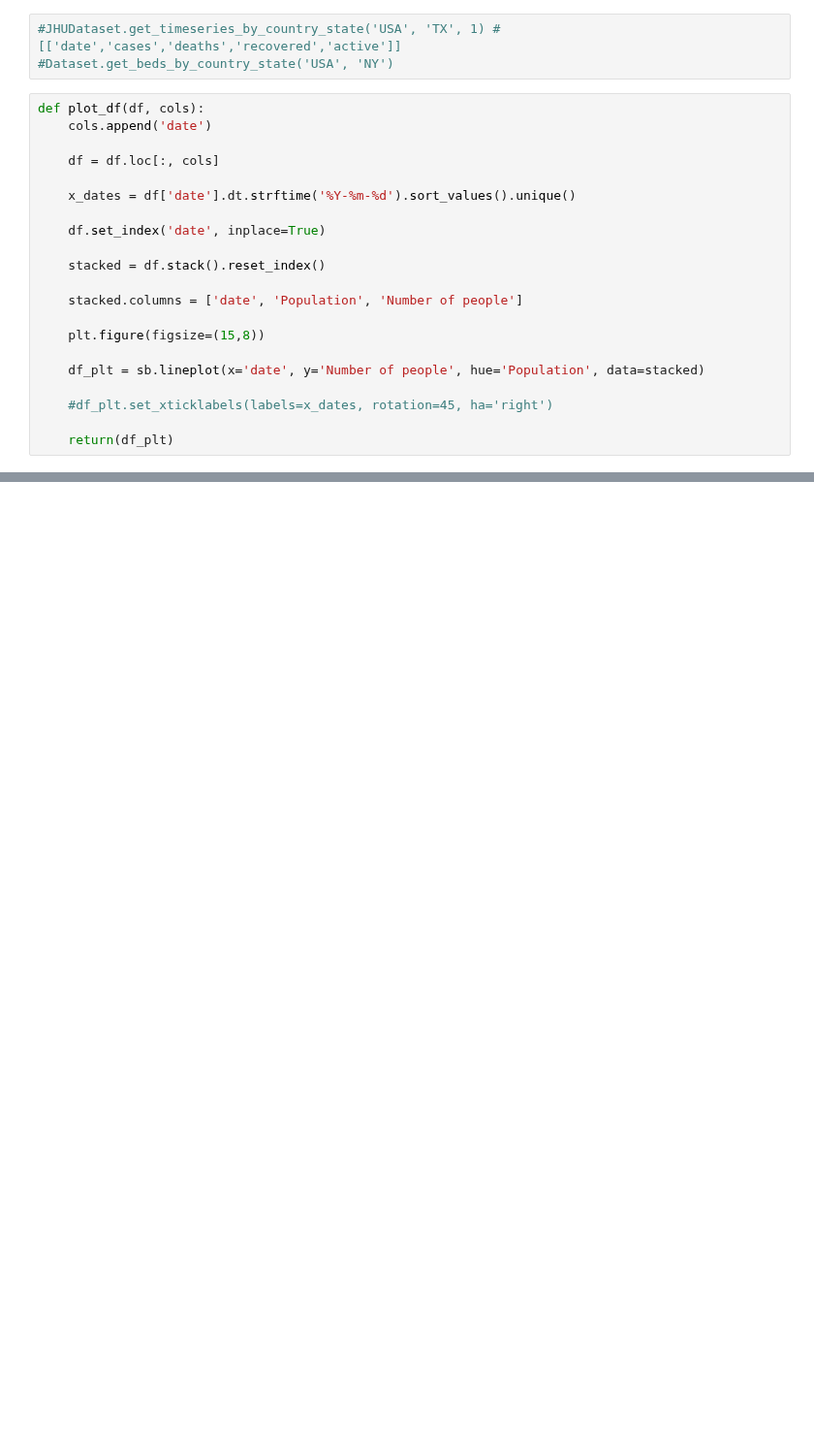
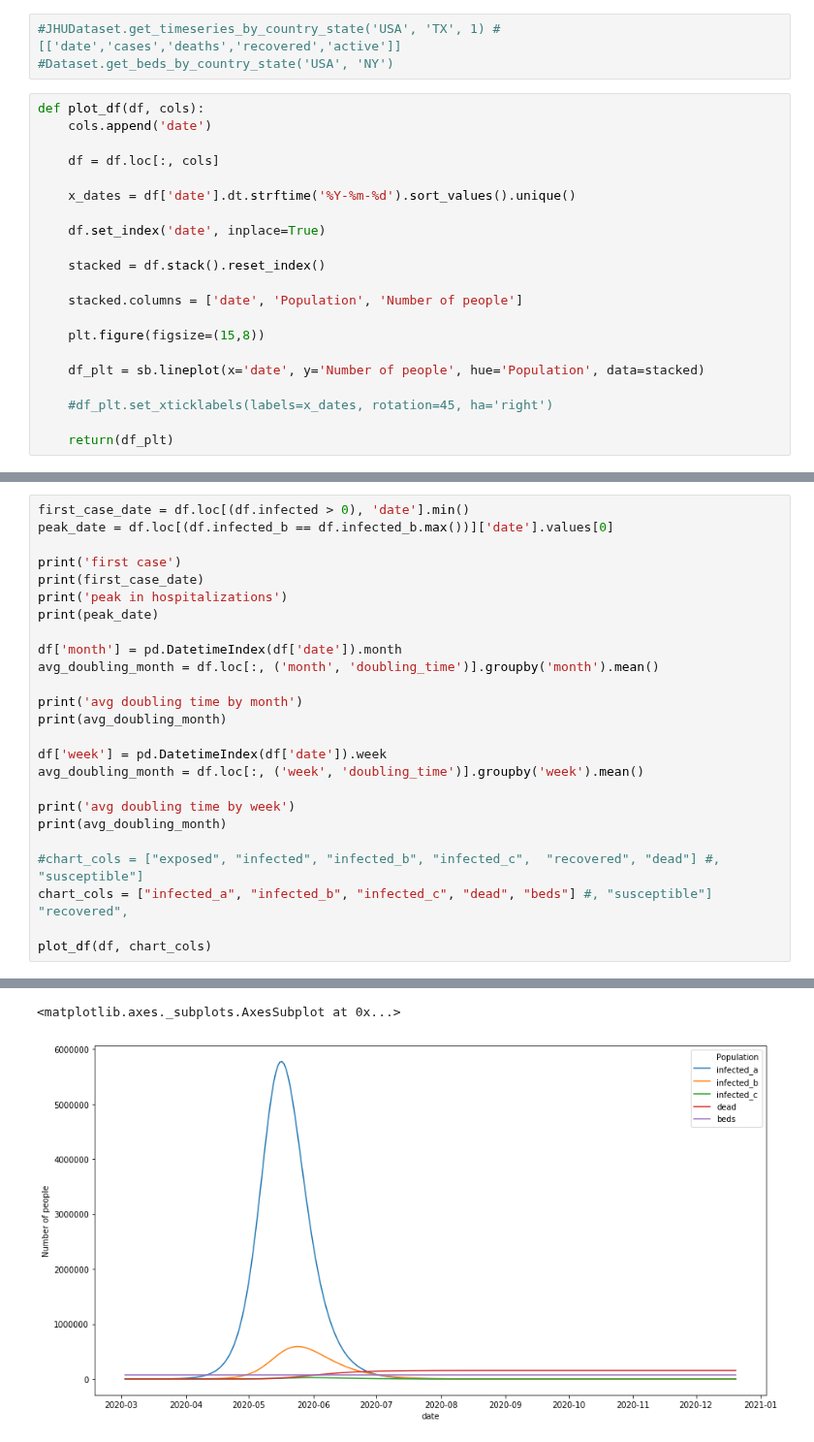
Before and after one commit to act-now-coalition/covid-data-model, a Jupyter notebook: seird_notebook_runtime.ipynb, the cells around one changed output, grey strips where cells are left out. Shown at 97% size. Drawn from its saved outputs; the diff is of its cells as text; blank space fills up the shorter version.

```diff
--- a/seird_notebook_runtime.ipynb
+++ b/seird_notebook_runtime.ipynb
@@ -307,0 +162,26 @@ plt.ylim([1,N])
+# %%
+first_case_date = df.loc[(df.infected > 0), 'date'].min()
+peak_date = df.loc[(df.infected_b == df.infected_b.max())]['date'].values[0]
+
+print('first case')
+print(first_case_date)
+print('peak in hospitalizations')
+print(peak_date)
+
+df['month'] = pd.DatetimeIndex(df['date']).month
+avg_doubling_month = df.loc[:, ('month', 'doubling_time')].groupby('month').mean()
+
+print('avg doubling time by month')
+print(avg_doubling_month)
+
+df['week'] = pd.DatetimeIndex(df['date']).week
+avg_doubling_month = df.loc[:, ('week', 'doubling_time')].groupby('week').mean()
+
+print('avg doubling time by week')
+print(avg_doubling_month)
+
+#chart_cols = ["exposed", "infected", "infected_b", "infected_c",  "recovered", "dead"] #, "susceptible"]
+chart_cols = ["infected_a", "infected_b", "infected_c", "dead", "beds"] #, "susceptible"] "recovered",
+
+plot_df(df, chart_cols)
+# %% [output]
@@ -307,0 +205,2 @@ plt.ylim([1,N])
+<matplotlib.axes._subplots.AxesSubplot at 0x...>
+[figure, added]
```
Also changed, not shown: parts of 15 cells of this notebook, 4 other files.
